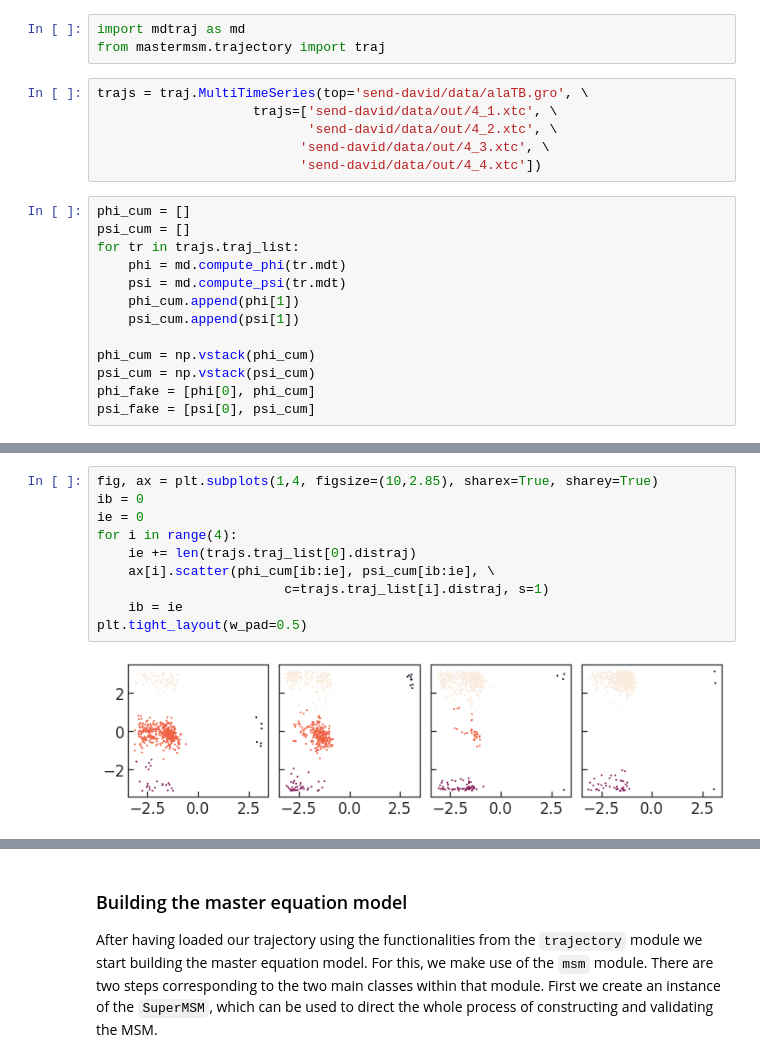
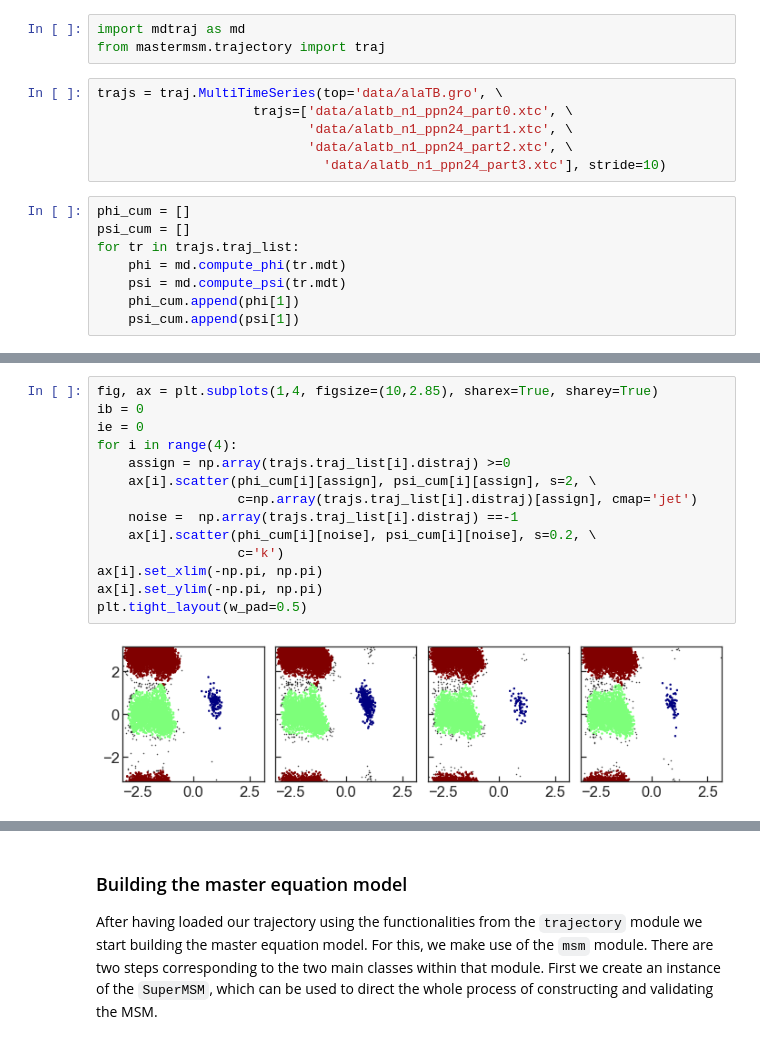
Before and after one commit to BioKT/MasterMSM, a Jupyter notebook: examples/alanine_dipeptide/ala_dipeptide_multi.ipynb, the cells around one changed output, grey strips where cells are left out. Cells and saved outputs as stored; diff of their text form.

Commit message:
examples: corrects assignment of multiple trajs

```diff
--- a/examples/alanine_dipeptide/ala_dipeptide_multi.ipynb
+++ b/examples/alanine_dipeptide/ala_dipeptide_multi.ipynb
@@ -20,11 +22,11 @@ We start loading the simulation data using the `trajectory` module. For this we
 import mdtraj as md
 from mastermsm.trajectory import traj
 # %%
-trajs = traj.MultiTimeSeries(top='send-david/data/alaTB.gro', \
-                    trajs=['send-david/data/out/4_1.xtc', \
-                           'send-david/data/out/4_2.xtc', \
-                          'send-david/data/out/4_3.xtc', \
-                          'send-david/data/out/4_4.xtc'])
+trajs = traj.MultiTimeSeries(top='data/alaTB.gro', \
+                    trajs=['data/alatb_n1_ppn24_part0.xtc', \
+                           'data/alatb_n1_ppn24_part1.xtc', \
+                           'data/alatb_n1_ppn24_part2.xtc', \
+                             'data/alatb_n1_ppn24_part3.xtc'], stride=10)
 # %%
 phi_cum = []
 psi_cum = []
@@ -33,11 +35,6 @@ for tr in trajs.traj_list:
     psi = md.compute_psi(tr.mdt)
     phi_cum.append(phi[1])
     psi_cum.append(psi[1])
-
-phi_cum = np.vstack(phi_cum)
-psi_cum = np.vstack(psi_cum)
-phi_fake = [phi[0], phi_cum]
-psi_fake = [psi[0], psi_cum]
 # %%
 trajs.joint_discretize()
 # %% [output]
@@ -45,15 +44,19 @@ HDBSCAN mcs value set to 10
 # %%
 fig, ax = plt.subplots(1,4, figsize=(10,2.85), sharex=True, sharey=True)
 ib = 0
 ie = 0
 for i in range(4):
-    ie += len(trajs.traj_list[0].distraj)
-    ax[i].scatter(phi_cum[ib:ie], psi_cum[ib:ie], \
-                        c=trajs.traj_list[i].distraj, s=1)
-    ib = ie
+    assign = np.array(trajs.traj_list[i].distraj) >=0
+    ax[i].scatter(phi_cum[i][assign], psi_cum[i][assign], s=2, \
+                  c=np.array(trajs.traj_list[i].distraj)[assign], cmap='jet')
+    noise =  np.array(trajs.traj_list[i].distraj) ==-1
+    ax[i].scatter(phi_cum[i][noise], psi_cum[i][noise], s=0.2, \
+                  c='k')
+ax[i].set_xlim(-np.pi, np.pi)
+ax[i].set_ylim(-np.pi, np.pi)
 plt.tight_layout(w_pad=0.5)
 # %% [output]
-[figure, old version]
+[figure, new version]
 # %%
 fig, ax = plt.subplots(4,1, figsize=(10,6), sharex=True, sharey=True)
 ib = 0
```
Also changed, not shown: parts of 4 cells of this notebook.
